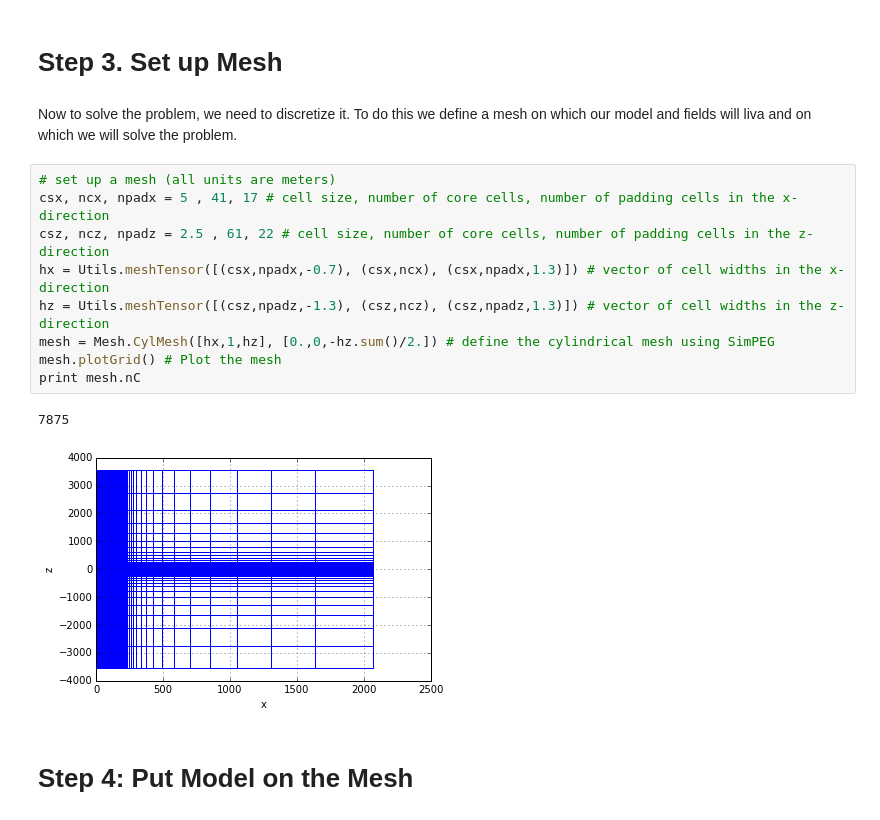
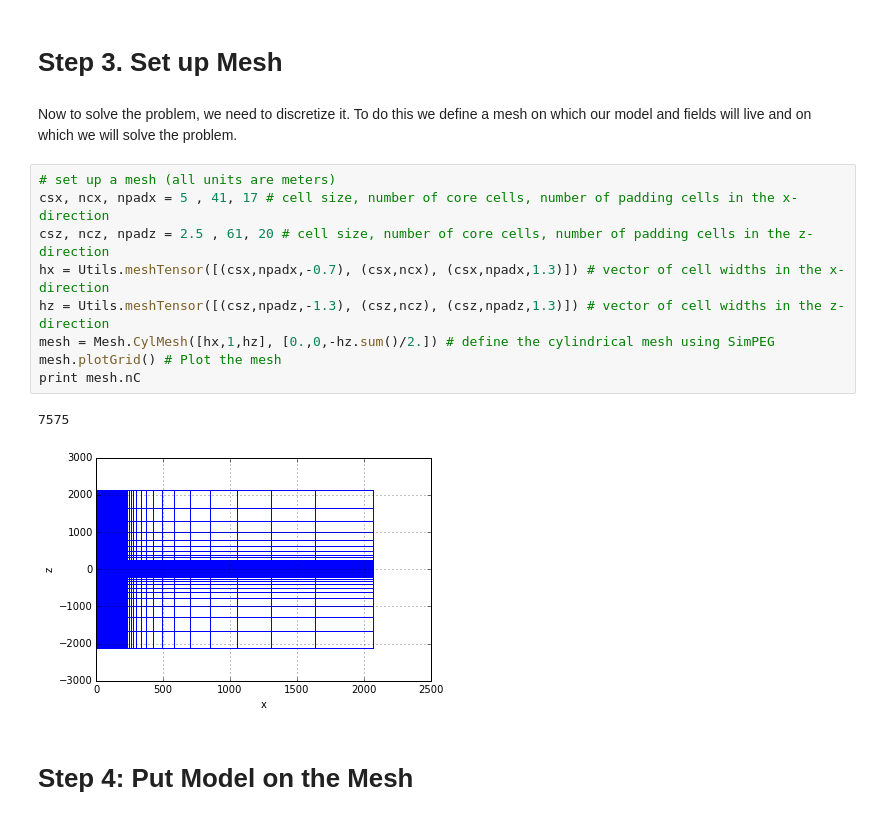
Before and after one commit to lheagy/Tutorials, a Jupyter notebook: PlateInCylindricalCoord.ipynb, the cells around one changed output. Saved outputs shown, nothing was run; the diff lists cells and outputs as text.

```diff
--- a/PlateInCylindricalCoord.ipynb
+++ b/PlateInCylindricalCoord.ipynb
@@ -70,19 +75,19 @@ print(delta)
 # %% [markdown]
 # Step 3. Set up Mesh
 # %% [markdown]
-Now to solve the problem, we need to discretize it. To do this we define a mesh on which our model and fields will liva and on which we will solve the problem.
+Now to solve the problem, we need to discretize it. To do this we define a mesh on which our model and fields will live and on which we will solve the problem.
 # %%
 # set up a mesh (all units are meters)
 csx, ncx, npadx = 5 , 41, 17 # cell size, number of core cells, number of padding cells in the x- direction
-csz, ncz, npadz = 2.5 , 61, 22 # cell size, number of core cells, number of padding cells in the z- direction
+csz, ncz, npadz = 2.5 , 61, 20 # cell size, number of core cells, number of padding cells in the z- direction
 hx = Utils.meshTensor([(csx,npadx,-0.7), (csx,ncx), (csx,npadx,1.3)]) # vector of cell widths in the x-direction
 hz = Utils.meshTensor([(csz,npadz,-1.3), (csz,ncz), (csz,npadz,1.3)]) # vector of cell widths in the z-direction
 mesh = Mesh.CylMesh([hx,1,hz], [0.,0,-hz.sum()/2.]) # define the cylindrical mesh using SimPEG
 mesh.plotGrid() # Plot the mesh
 print mesh.nC
 # %% [output]
-7875
+7575
-[figure, old version]
+[figure, new version]
 # %% [markdown]
 # Step 4: Put Model on the Mesh
 # %% [markdown]
```
Also changed, not shown: parts of 13 cells of this notebook, 1 other file.
